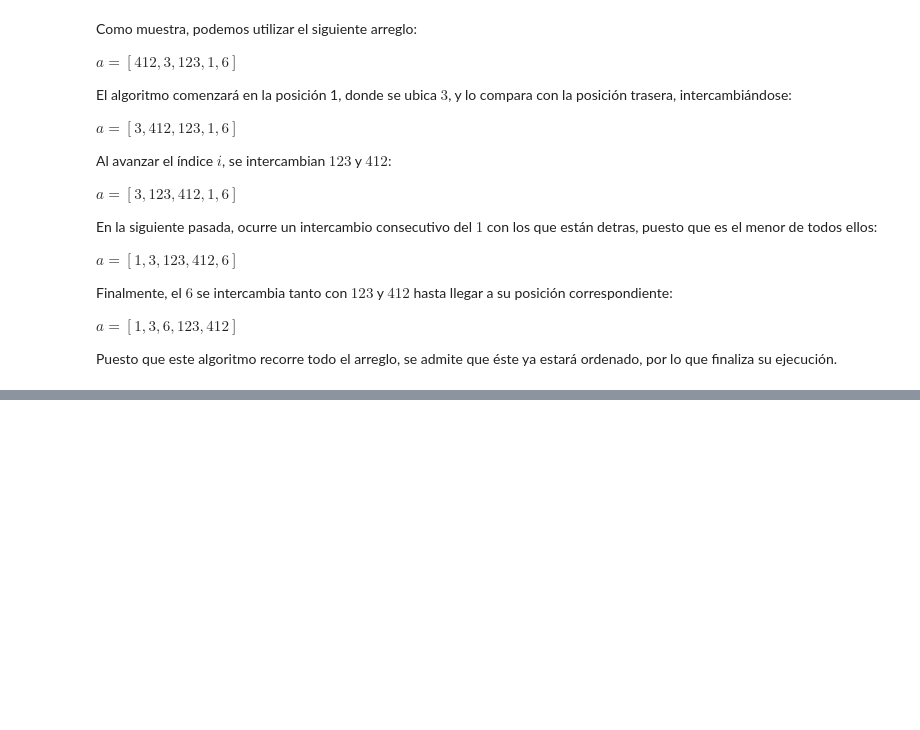
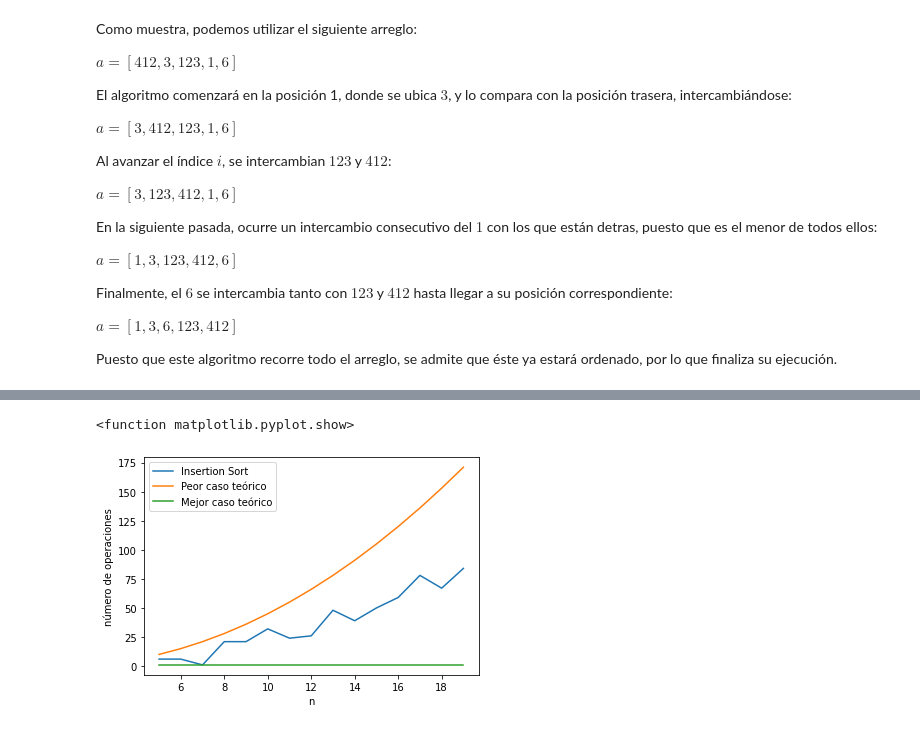
Before and after one commit to Sylver640/ADA-Informes, a Jupyter notebook: Informe_InsertionSort.ipynb, the cells around one changed output, grey strips where cells are left out. Saved outputs shown, nothing was run; the diff lists cells and outputs as text; code cells hidden in the pictures; blank space fills up the shorter version.

```diff
--- a/Informe_InsertionSort.ipynb
+++ b/Informe_InsertionSort.ipynb
@@ -28,20 +28,26 @@ def insertion_sort (array, verbose = False):
 
   #Se recorre el arreglo
   for i in range (1, len(array)):
-    comparations = comparations + 1
+    if verbose == True: print("Pasada",i)
     data = array[i]
     k = i-1
+    if verbose == True:
+      if array[k] < data: print("Elemento no movido\n")
     while k >= 0 and array[k] >= data:
       array[k+1] = array[k]
       k = k-1
+      comparations = comparations + 1
+      if verbose == True: print(a,"\n")
     array[k+1] = data
+    if verbose == True: print("Al finalizar pasada:\n",a,"\n")
 
-  print("Number of comparations during execution = ", comparations)
+  return array, comparations
 
 #Ejemplo
 a = [4,5,2,6,3,1]
 print("Input: ",a) #Arreglo original
-insertion_sort(a)
+a, counter = insertion_sort(a)
 print("Output (sorted array): ",a) #Arreglo ordenado
+print ("Comparations = ", counter)
 # %% [output]
 Input:  [4, 5, 2, 6, 3, 1]
@@ -83,0 +96,5 @@ Puesto que este algoritmo recorre todo el arreglo, se admite que éste ya estar
+# %%
+import random
+a = random.sample(range(1,100), 6)
+a, counter = insertion_sort(a, verbose = True)
+print ("Comparations = ", counter)
@@ -83,0 +133,6 @@ Puesto que este algoritmo recorre todo el arreglo, se admite que éste ya estar
+# %%
+a = [30,27,12,2]
+print("Arreglo no ordenado: ", a)
+insertion_sort(a, verbose = True)
+print("Arreglo ordenado: ", a)
+print ("Comparations = ", counter)
@@ -83,0 +183,25 @@ Puesto que este algoritmo recorre todo el arreglo, se admite que éste ya estar
+# %%
+import matplotlib.pyplot as plt
+import random
+
+x = [n for n in range(5, 20)]
+y1 = [n*(n-1)/2 for n in range(5,20)] #Peor caso
+y2 = [1 for n in range(5,20)] # Mejor caso
+y=[];
+
+for n in range(5,20):
+  a = random.sample(range(1, 100), n)
+  a, counter = insertion_sort(a)
+  y.append(counter)
+
+plt.plot(x,y)
+plt.plot(x,y1)
+plt.plot(x,y2)
+plt.legend(["Insertion Sort", "Peor caso teórico", "Mejor caso teórico"])
+
+plt.xlabel('n')
+plt.ylabel('número de operaciones')
+plt.show
+# %% [output]
+<function matplotlib.pyplot.show>
+[figure, added]
```
Also changed, not shown: parts of 21 cells of this notebook.
